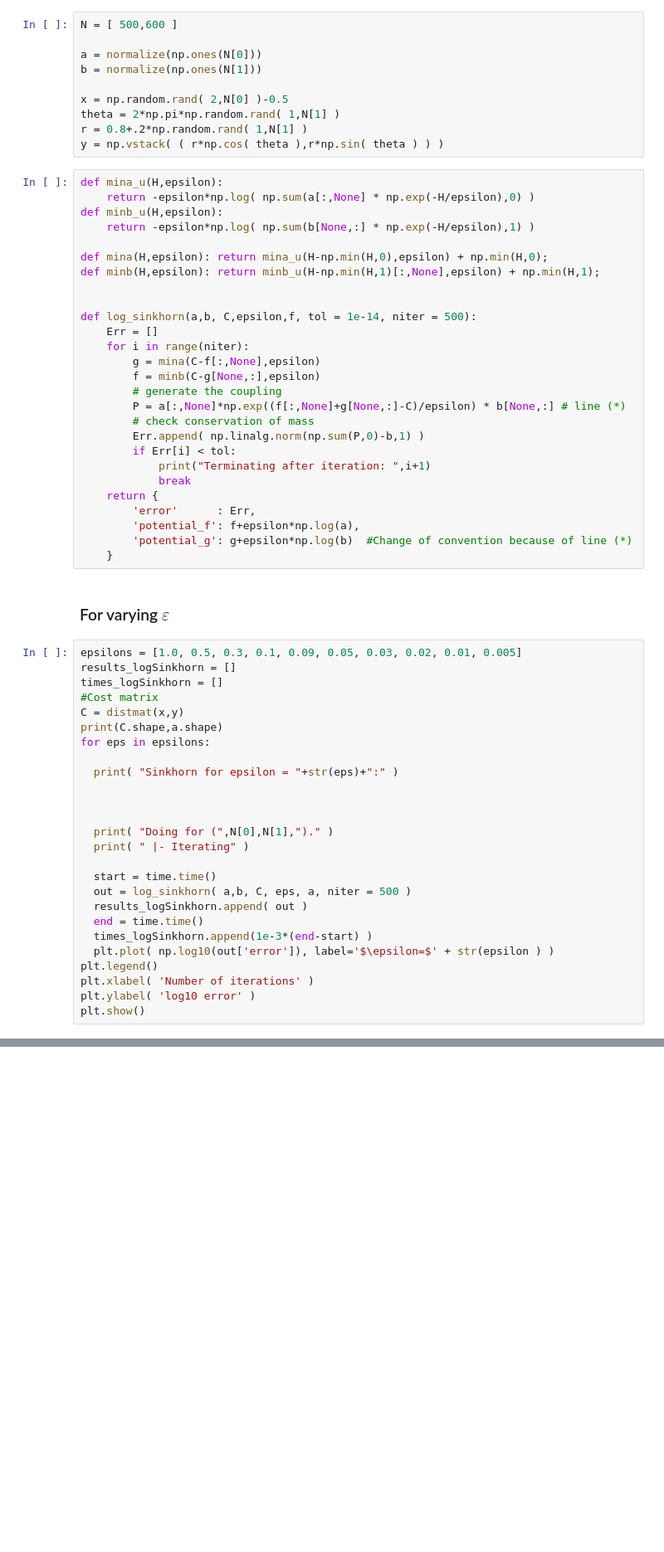
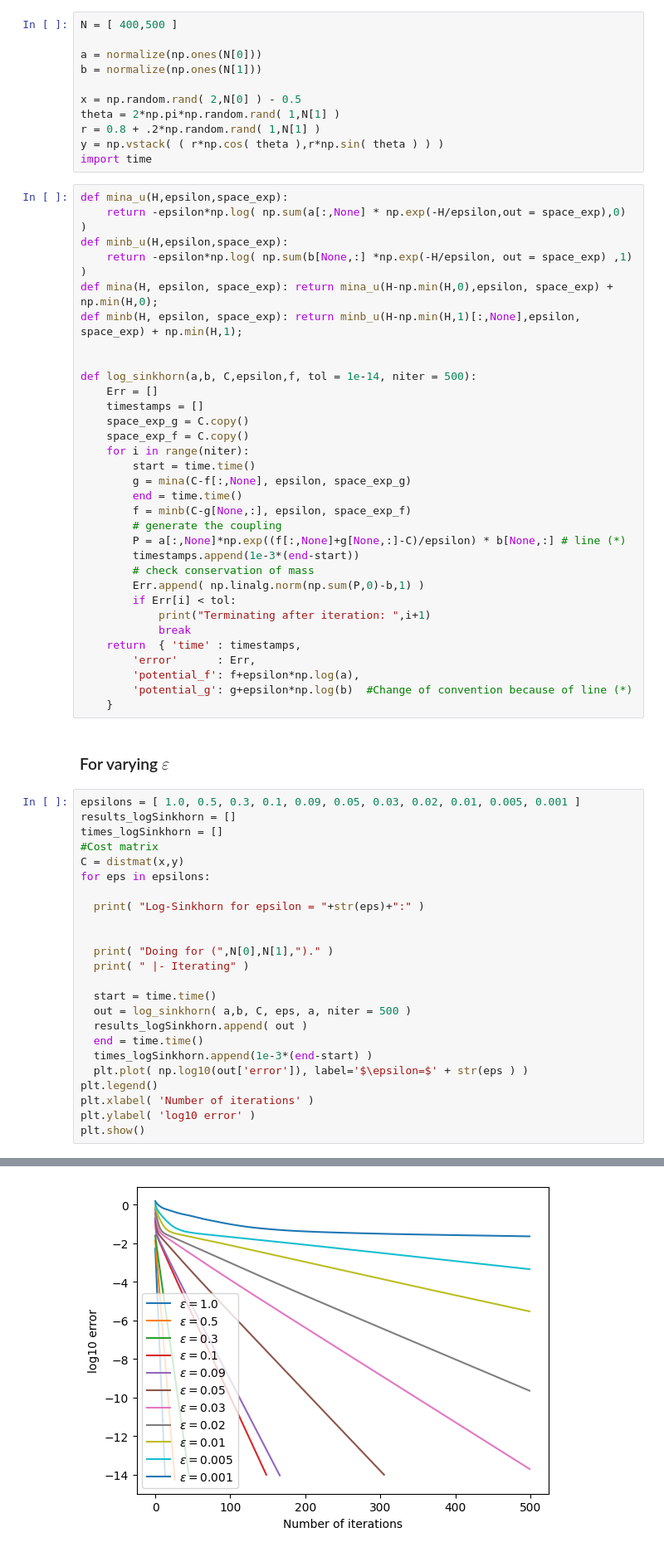
Before and after one commit to redachhaibi/computational-ot, a Jupyter notebook: ipynb/Sinkhorn.ipynb, the cells around one changed output, grey strips where cells are left out. Shown at 83% size. Cells and saved outputs as stored; diff of their text form; blank space fills up the shorter version.

```diff
--- a/ipynb/Sinkhorn.ipynb
+++ b/ipynb/Sinkhorn.ipynb
@@ -189,38 +231,44 @@ plt.show()
 # %% [markdown]
 ## Log-domain Sinkhorn
 # %%
-N = [ 500,600 ]
+N = [ 400,500 ]
 
 a = normalize(np.ones(N[0]))
 b = normalize(np.ones(N[1]))
 
-x = np.random.rand( 2,N[0] )-0.5
+x = np.random.rand( 2,N[0] ) - 0.5
 theta = 2*np.pi*np.random.rand( 1,N[1] )
-r = 0.8+.2*np.random.rand( 1,N[1] )
+r = 0.8 + .2*np.random.rand( 1,N[1] )
 y = np.vstack( ( r*np.cos( theta ),r*np.sin( theta ) ) )
+import time
 # %%
-def mina_u(H,epsilon):
-    return -epsilon*np.log( np.sum(a[:,None] * np.exp(-H/epsilon),0) )
-def minb_u(H,epsilon):
-    return -epsilon*np.log( np.sum(b[None,:] * np.exp(-H/epsilon),1) )
-
-def mina(H,epsilon): return mina_u(H-np.min(H,0),epsilon) + np.min(H,0);
-def minb(H,epsilon): return minb_u(H-np.min(H,1)[:,None],epsilon) + np.min(H,1);
+def mina_u(H,epsilon,space_exp):
+    return -epsilon*np.log( np.sum(a[:,None] * np.exp(-H/epsilon,out = space_exp),0) )
+def minb_u(H,epsilon,space_exp):
+    return -epsilon*np.log( np.sum(b[None,:] *np.exp(-H/epsilon, out = space_exp) ,1) )
+def mina(H, epsilon, space_exp): return mina_u(H-np.min(H,0),epsilon, space_exp) + np.min(H,0);
+def minb(H, epsilon, space_exp): return minb_u(H-np.min(H,1)[:,None],epsilon, space_exp) + np.min(H,1);
 
 
 def log_sinkhorn(a,b, C,epsilon,f, tol = 1e-14, niter = 500):
     Err = []
+    timestamps = []
+    space_exp_g = C.copy()
+    space_exp_f = C.copy()
     for i in range(niter):
-        g = mina(C-f[:,None],epsilon)
-        f = minb(C-g[None,:],epsilon)
+        start = time.time()
+        g = mina(C-f[:,None], epsilon, space_exp_g)
+        end = time.time()
+        f = minb(C-g[None,:], epsilon, space_exp_f)
         # generate the coupling
         P = a[:,None]*np.exp((f[:,None]+g[None,:]-C)/epsilon) * b[None,:] # line (*)
+        timestamps.append(1e-3*(end-start))
         # check conservation of mass
         Err.append( np.linalg.norm(np.sum(P,0)-b,1) )
         if Err[i] < tol:
             print("Terminating after iteration: ",i+1)
             break
-    return {
+    return  { 'time' : timestamps,
         'error'      : Err,
         'potential_f': f+epsilon*np.log(a),
         'potential_g': g+epsilon*np.log(b)  #Change of convention because of line (*)
@@ -228,16 +276,14 @@ def log_sinkhorn(a,b, C,epsilon,f, tol = 1e-14, niter = 500):
 # %% [markdown]
 ### For varying $\varepsilon$
 # %%
-epsilons = [1.0, 0.5, 0.3, 0.1, 0.09, 0.05, 0.03, 0.02, 0.01, 0.005]
+epsilons = [ 1.0, 0.5, 0.3, 0.1, 0.09, 0.05, 0.03, 0.02, 0.01, 0.005, 0.001 ]
 results_logSinkhorn = []
 times_logSinkhorn = []
 #Cost matrix
 C = distmat(x,y)
-print(C.shape,a.shape)
 for eps in epsilons:
 
-  print( "Sinkhorn for epsilon = "+str(eps)+":" )
-
+  print( "Log-Sinkhorn for epsilon = "+str(eps)+":" )
 
 
   print( "Doing for (",N[0],N[1],")." )
@@ -248,8 +294,9 @@ for eps in epsilons:
   results_logSinkhorn.append( out )
   end = time.time()
   times_logSinkhorn.append(1e-3*(end-start) )
-  plt.plot( np.log10(out['error']), label='$\epsilon=$' + str(epsilon ) )
+  plt.plot( np.log10(out['error']), label='$\epsilon=$' + str(eps ) )
 plt.legend()
 plt.xlabel( 'Number of iterations' )
 plt.ylabel( 'log10 error' )
 plt.show()
+# %% [output]
@@ -255,0 +320 @@ plt.show()
+[figure, added]
```
Also changed, not shown: parts of 13 cells of this notebook.
